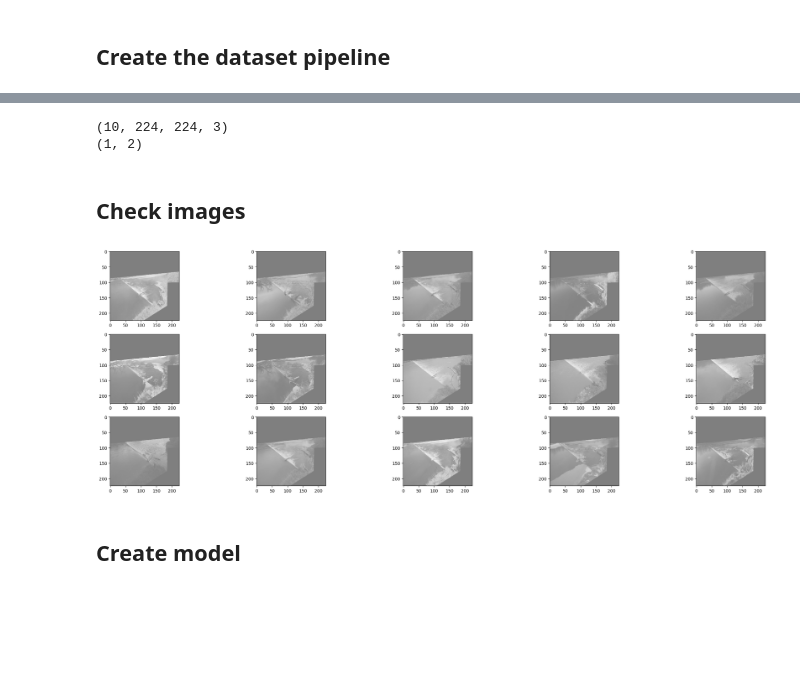
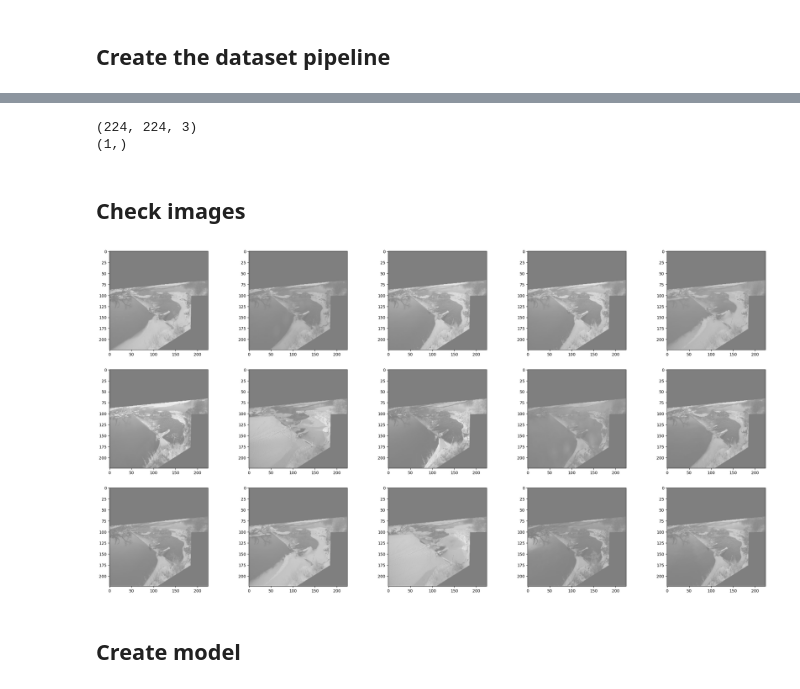
Before and after one commit to andresnowak/Hydrology_AI_project, a Jupyter notebook: models/cnn_model/cnn_v1.ipynb, the cells around one changed output, grey strips where cells are left out. Cells and saved outputs as stored; diff of their text form; code cells hidden in the pictures; blank space fills up the shorter version.

```diff
--- a/models/cnn_model/cnn_v1.ipynb
+++ b/models/cnn_model/cnn_v1.ipynb
@@ -59,3 +59,6 @@ df.head()
 | 2 | StateLineWeir_20120609_Farrell_00... | 2.96 | 873.0 | 2012-06-09 13:45:00 | 2012 |
 | 3 | StateLineWeir_20120609_Farrell_00... | 2.94 | 846.0 | 2012-06-09 14:45:00 | 2012 |
 | 4 | StateLineWeir_20120609_Farrell_00... | 2.94 | 846.0 | 2012-06-09 15:45:00 | 2012 |
+# %%
+df = df.sort_values(by="SensorTime", ascending=True)
+df.head()
@@ -134,5 +144,5 @@ from dataset_transformer import make_dataset
 path = "../../dataset/images_tmp_draw"
 
 with tf.device("/gpu:0"):
-    train_ds, train_size, val_ds, val_size, test_ds, test_size = make_dataset(path, BATCH_SIZE, IMG_SIZE, FRAMES, df, 10, True, "cnn/lstm")
+    train_ds, train_size, val_ds, val_size, test_ds, test_size = make_dataset(path, BATCH_SIZE, IMG_SIZE, FRAMES, df, 10, True, "cnn")
 # %% [output]
@@ -159,24 +172,24 @@ for image, stage_discharge in train_ds.take(1):
 print(input_shape)
 print(output_shape)
 # %% [output]
-(10, 224, 224, 3)
-(1, 2)
+(224, 224, 3)
+(1,)
 # %% [markdown]
 ## Check images
 # %%
-fig, ax = plt.subplots(nrows=3, ncols=5, figsize=(30, 10))
+fig, ax = plt.subplots(nrows=3, ncols=5, figsize=(30, 15))
 
 for image, stage_discharge in test_ds.take(1):
     images = image[:15]
     for img, ax in zip(images, ax.flatten()):
-        img = img.numpy()[0]
-        #img = img.numpy()
+        #img = img.numpy()[0]
+        img = img.numpy()
         img = img / 2 + 0.5     # unnormalize
         ax.imshow(img)
 
 plt.show()
 # %% [output]
-[figure, old version]
+[figure, new version]
 # %% [markdown]
 ## Create model
 # %%
```
Also changed, not shown: parts of 31 cells of this notebook, 4 other files.
